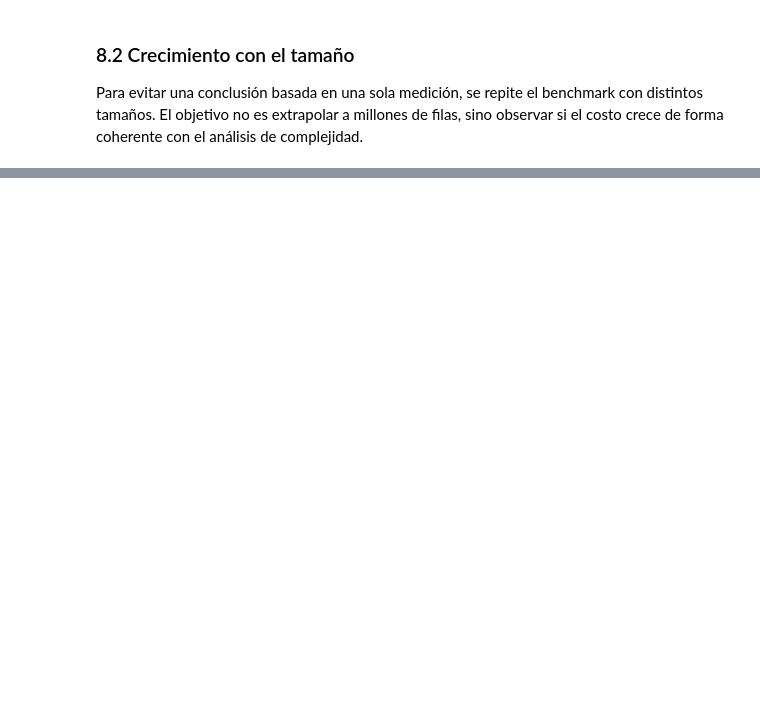
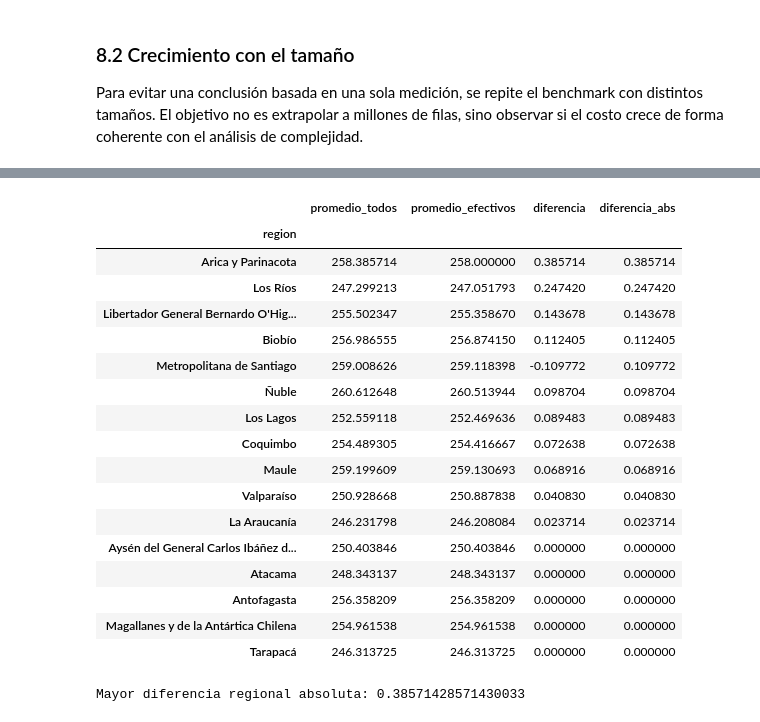
Before and after one commit to jorge170102/f1_s01_evaluacion_entregable_grupo7, a Jupyter notebook: F3/F3_Nucleo_Algoritmico.ipynb, the cells around one changed output, grey strips where cells are left out. Drawn from its saved outputs; the diff is of its cells as text; code cells hidden in the pictures; blank space fills up the shorter version.

Commit message:
Análisis de sensibilidad de la regla de efectividad

```diff
--- a/F3/F3_Nucleo_Algoritmico.ipynb
+++ b/F3/F3_Nucleo_Algoritmico.ipynb
@@ -314,0 +324,18 @@ display(pd.DataFrame(crecimiento))
+# %%
+con_puntaje = df_transformado["prom_mate4b_rbd"].notna()
+efectiva = df_transformado["efectividad"].eq("Efectiva")
+marca2_puntaje = df_transformado["marca_mate4b_rbd"].eq(2) & con_puntaje
+
+escenarios = []
+for nombre, mascara in {
+    "A_Efectivos": efectiva & con_puntaje,
+    "B_Todos_con_puntaje": con_puntaje,
+    "C_Efectivos_mas_marca2": (efectiva | marca2_puntaje) & con_puntaje,
+}.items():
+    serie = df_transformado.loc[mascara, "prom_mate4b_rbd"]
+    escenarios.append({"escenario": nombre, "registros": len(serie), "promedio": serie.mean(), "mediana": serie.median()})
+
+sensibilidad = pd.DataFrame(escenarios)
+display(sensibilidad)
+print("Marca 2 con puntaje:", int(marca2_puntaje.sum()))
+print("Diferencia B - A:", sensibilidad.loc[1, "promedio"] - sensibilidad.loc[0, "promedio"])
@@ -314,0 +349,33 @@ display(pd.DataFrame(crecimiento))
+# %%
+regional = (
+    df_transformado.loc[con_puntaje]
+    .groupby("region")
+    .apply(lambda g: pd.Series({
+        "promedio_todos": g["prom_mate4b_rbd"].mean(),
+        "promedio_efectivos": g.loc[g["efectividad"].eq("Efectiva"), "prom_mate4b_rbd"].mean(),
+    }), include_groups=False)
+)
+regional["diferencia"] = regional["promedio_todos"] - regional["promedio_efectivos"]
+regional["diferencia_abs"] = regional["diferencia"].abs()
+display(regional.sort_values("diferencia_abs", ascending=False))
+print("Mayor diferencia regional absoluta:", regional["diferencia_abs"].max())
+# %% [output]
+|  | promedio_todos | promedio_efectivos | diferencia | diferencia_abs |
+| region |  |  |  |  |
+| Arica y Parinacota | 258.385714 | 258.000000 | 0.385714 | 0.385714 |
+| Los Ríos | 247.299213 | 247.051793 | 0.247420 | 0.247420 |
+| Libertador General Bernardo O'Hig... | 255.502347 | 255.358670 | 0.143678 | 0.143678 |
+| Biobío | 256.986555 | 256.874150 | 0.112405 | 0.112405 |
+| Metropolitana de Santiago | 259.008626 | 259.118398 | -0.109772 | 0.109772 |
+| Ñuble | 260.612648 | 260.513944 | 0.098704 | 0.098704 |
+| Los Lagos | 252.559118 | 252.469636 | 0.089483 | 0.089483 |
+| Coquimbo | 254.489305 | 254.416667 | 0.072638 | 0.072638 |
+| Maule | 259.199609 | 259.130693 | 0.068916 | 0.068916 |
+| Valparaíso | 250.928668 | 250.887838 | 0.040830 | 0.040830 |
+| La Araucanía | 246.231798 | 246.208084 | 0.023714 | 0.023714 |
+| Aysén del General Carlos Ibáñez d... | 250.403846 | 250.403846 | 0.000000 | 0.000000 |
+| Atacama | 248.343137 | 248.343137 | 0.000000 | 0.000000 |
+| Antofagasta | 256.358209 | 256.358209 | 0.000000 | 0.000000 |
+| Magallanes y de la Antártica Chilena | 254.961538 | 254.961538 | 0.000000 | 0.000000 |
+| Tarapacá | 246.313725 | 246.313725 | 0.000000 | 0.000000 |
+Mayor diferencia regional absoluta: 0.38571428571430033
```
Also changed, not shown: parts of 5 cells of this notebook.
